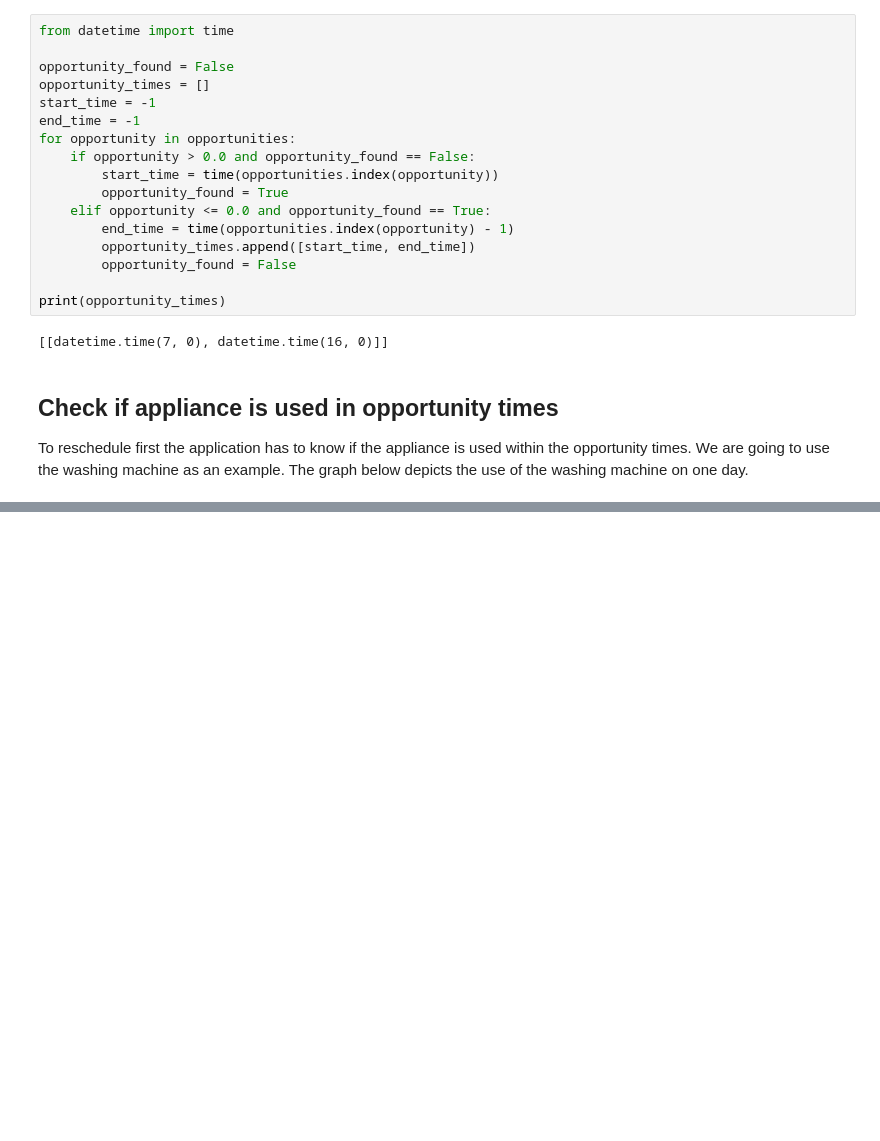
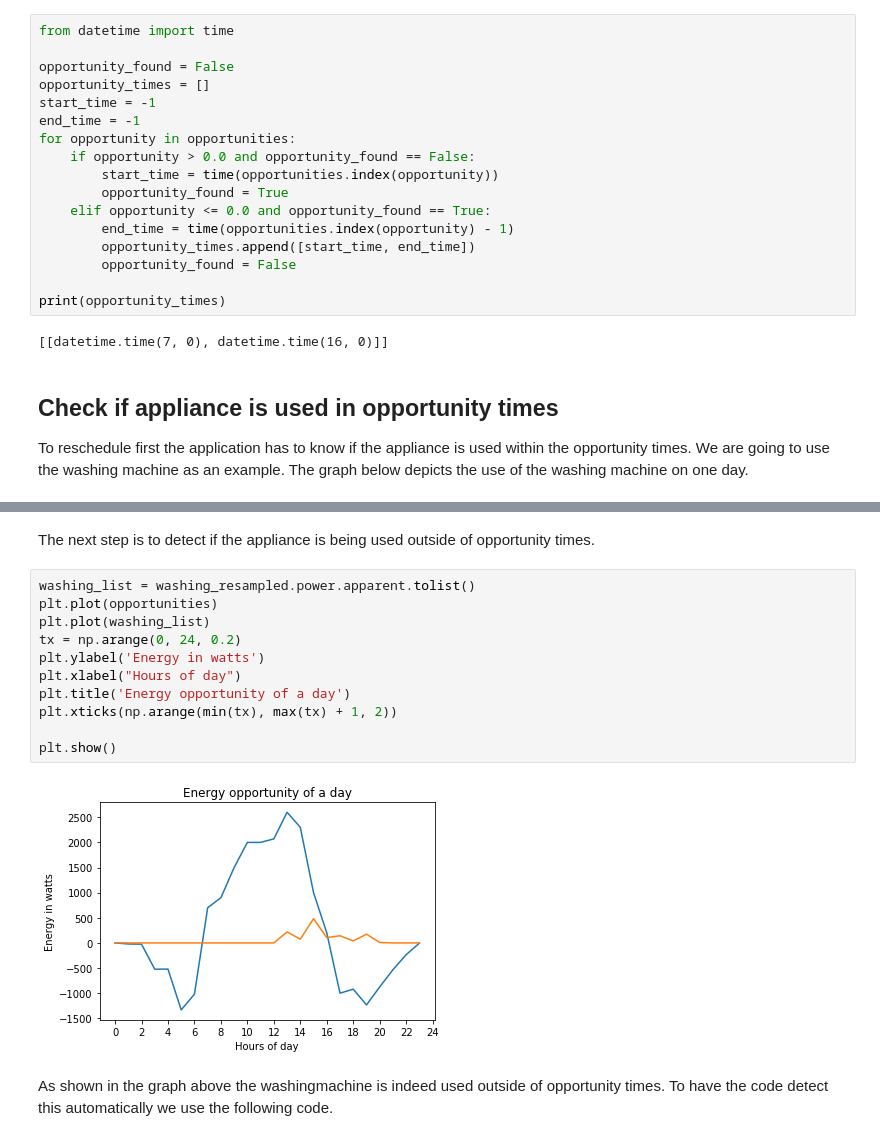
Before and after one commit to teamvirtue/smart-sockets-dev, a Jupyter notebook: Customized advice.ipynb, the cells around one changed output, grey strips where cells are left out. Saved outputs shown, nothing was run; the diff lists cells and outputs as text; blank space fills up the shorter version.

```diff
--- a/Customized advice.ipynb
+++ b/Customized advice.ipynb
@@ -113,0 +128,17 @@ washing_resampled.resample('H').mean()
+# %% [markdown]
+The next step is to detect if the appliance is being used outside of opportunity times.
+# %%
+washing_list = washing_resampled.power.apparent.tolist()
+plt.plot(opportunities)
+plt.plot(washing_list)
+tx = np.arange(0, 24, 0.2)
+plt.ylabel('Energy in watts')
+plt.xlabel("Hours of day")
+plt.title('Energy opportunity of a day')
+plt.xticks(np.arange(min(tx), max(tx) + 1, 2))
+
+plt.show()
+# %% [output]
+[figure, added]
+# %% [markdown]
+As shown in the graph above the washingmachine is indeed used outside of opportunity times. To have the code detect this automatically we use the following code.
```
Also changed, not shown: parts of 3 cells of this notebook.
